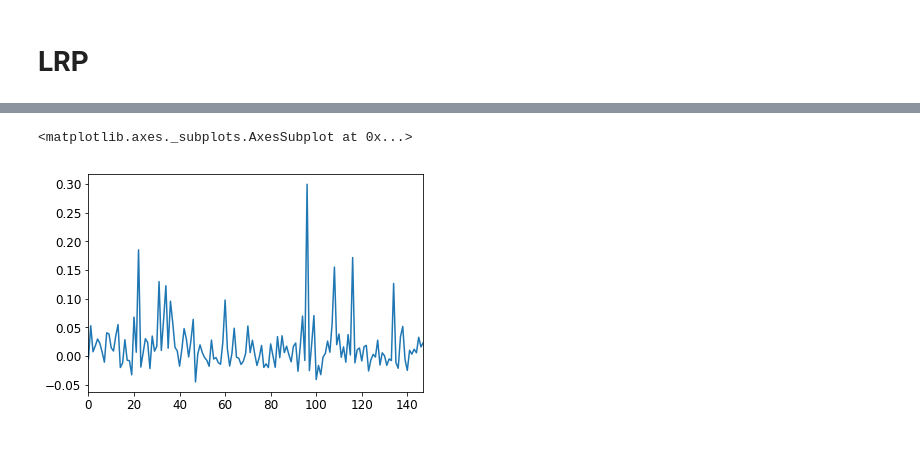
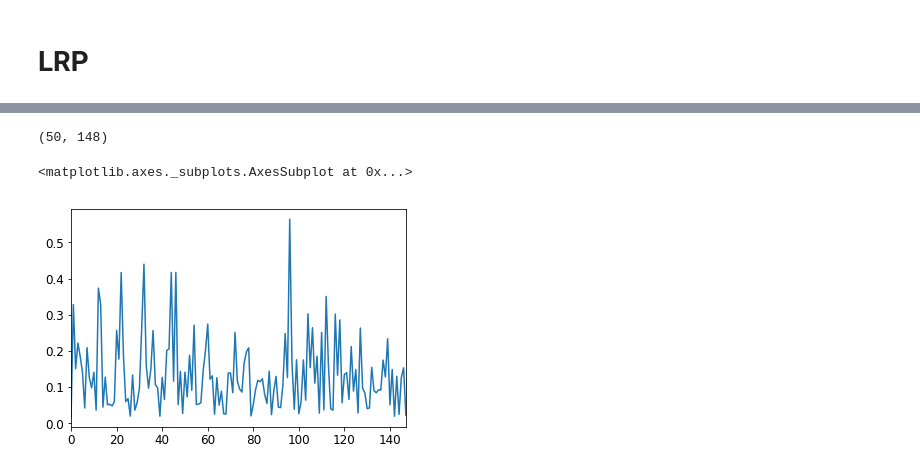
Before and after one commit to ahsanMah/interpretDL, a Jupyter notebook: ADNNI.ipynb, the cells around one changed output, grey strips where cells are left out. Cells and saved outputs as stored; diff of their text form; code cells hidden in the pictures.

```diff
--- a/ADNNI.ipynb
+++ b/ADNNI.ipynb
@@ -263,12 +304,12 @@ def build_dnn(num_features, num_labels=2):
     dnn.add(Dense(units = 150, activation="elu", input_dim=num_features,
                   kernel_initializer=he_init, kernel_regularizer = my_reg))
     dnn.add(keras.layers.Dropout(0.5))
-    dnn.add(Dense(units = 150, activation="elu",
+    dnn.add(Dense(units = 100, activation="elu",
                   kernel_initializer=he_init, kernel_regularizer = my_reg))
     dnn.add(keras.layers.Dropout(0.5))
     dnn.add(Dense(units=50, activation='elu',
                   kernel_initializer=he_init, kernel_regularizer = my_reg))
-    dnn.add(keras.layers.Dropout(0.2))
+    dnn.add(keras.layers.Dropout(0.5))
 
     dnn.add(Dense(units=num_labels, activation="softmax")) # 5 labels -> logits for now
 
@@ -300,5 +341,5 @@ Non-trainable params: 0
 _________________________________________________________________
 # %%
 dnn = build_dnn(X_train.shape[1])
-history = dnn.fit(X_train, y_train_1hot, epochs=30, batch_size = 20, validation_data=(X_test, y_test_1hot))
+history = dnn.fit(X_train, y_train_1hot, epochs=50, batch_size = 20, validation_data=(X_test, y_test_1hot))
 # %% [output]
@@ -382,7 +423,7 @@ testing_indxs =[]
 zoo = []
 for X_train, y_train_1hot, X_test, y_test_1hot, test_index in getKF(features, labels_1hot):
     dnn = build_dnn(X_train.shape[1])
-    history = dnn.fit(X_train, y_train_1hot, epochs=30, batch_size = 20, validation_data=(X_test, y_test_1hot), verbose=0)
+    history = dnn.fit(X_train, y_train_1hot, epochs=50, batch_size = 20, validation_data=(X_test, y_test_1hot), verbose=0)
     histories.append(history)
     testing_indxs.append(test_index)
     zoo.append(dnn)
@@ -453,6 +504,9 @@ testing_indxs
 # Evaluating on non SMOTE Samples
 # %%
 # def get_correct_predictions(model,X,y):
+
+model = dnn
+
 samples = scaler.fit_transform(stripped_features) # Note that features is no longer a dataframe
 
 hot_enc = OneHotEncoder(categories="auto", sparse=False)
@@ -463,6 +517,6 @@ predictions = model.predict(samples)
 preds = np.array([np.argmax(x) for x in predictions])
 correct = np.array([np.argmax(x) for x in sample_labels])
 test_idxs = preds == correct
-correct == 1
+correct == 0
 # %% [output]
 Categories: [array(['AD', 'CN'], dtype=object)]
@@ -544,7 +580,11 @@ lrp_results = perform_analysis(dnn,lrp,test_samples, test_labels)
+# %%
+lrp_results.shape
+# %% [output]
+(50, 148)
 # %%
-population = lrp_results.mean()
+population = abs(lrp_results).mean()
 population.plot()
 # %% [output]
 <matplotlib.axes._subplots.AxesSubplot at 0x...>
-[figure, old version]
+[figure, new version]
 # %%
```
Also changed, not shown: parts of 25 cells of this notebook, 1 other file.
